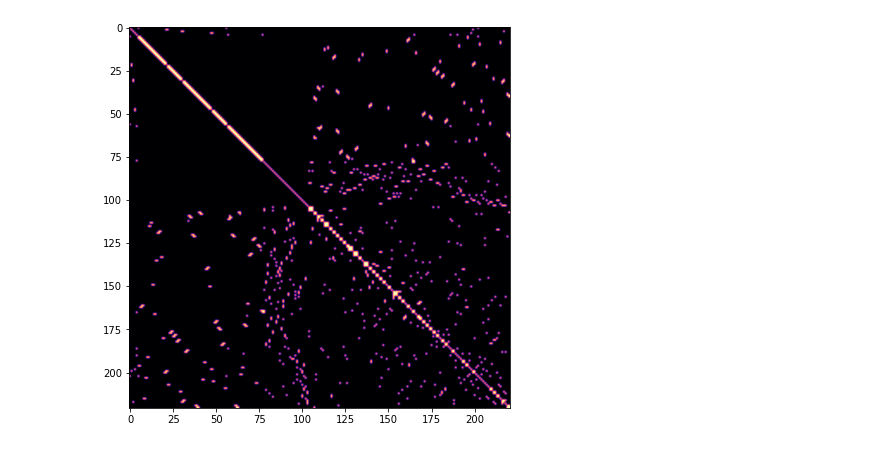
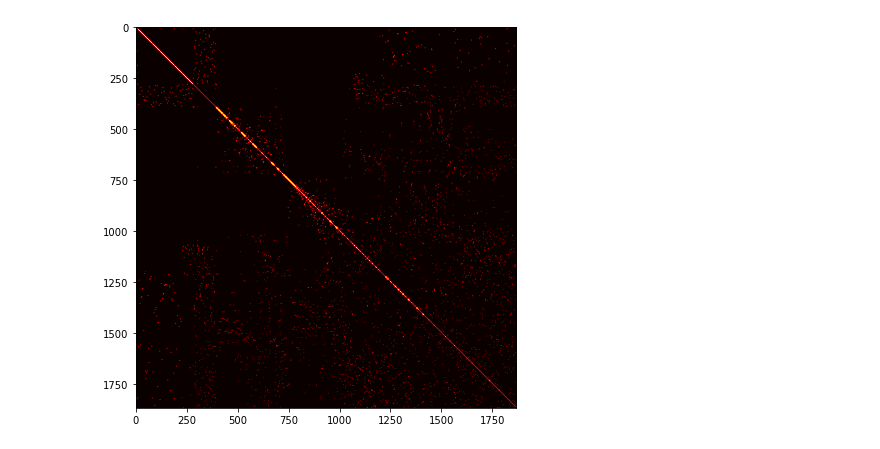
Before and after one commit to MihailTsybakov/FEM_Pract, a Jupyter notebook: Matrix_Assembly.ipynb, the cells around one changed output. Saved outputs shown, nothing was run; the diff lists cells and outputs as text; code cells hidden in the pictures.

Commit message:
Major changes
Local stiffness matrix assembly added
Global stiffness matrix assembly added
Sparse solver used to obtain displacements added

```diff
--- a/Matrix_Assembly.ipynb
+++ b/Matrix_Assembly.ipynb
@@ -155,3 +209,3 @@ Elements:       364
 # %%
-f_matr = FEM_matricies(mesh_nodes, mesh_elems, 0.3, 1)
+f_matr = FEM(mesh_nodes, mesh_elems, 0.3, 1e9)
 f_matr.build_incidence_matrix()
@@ -174,4 +211,0 @@ f_matr.revert_renumbering()
-# %%
-f_matr.draw_incidence_matrix()
-# %% [output]
-[figure, removed]
@@ -177,0 +216,4 @@ f_matr.draw_incidence_matrix()
+# %%
+f_matr.draw_stiffness_matrix()
+# %% [output]
+[figure, added]
```
Also changed, not shown: parts of 10 cells of this notebook, 3 other files.
